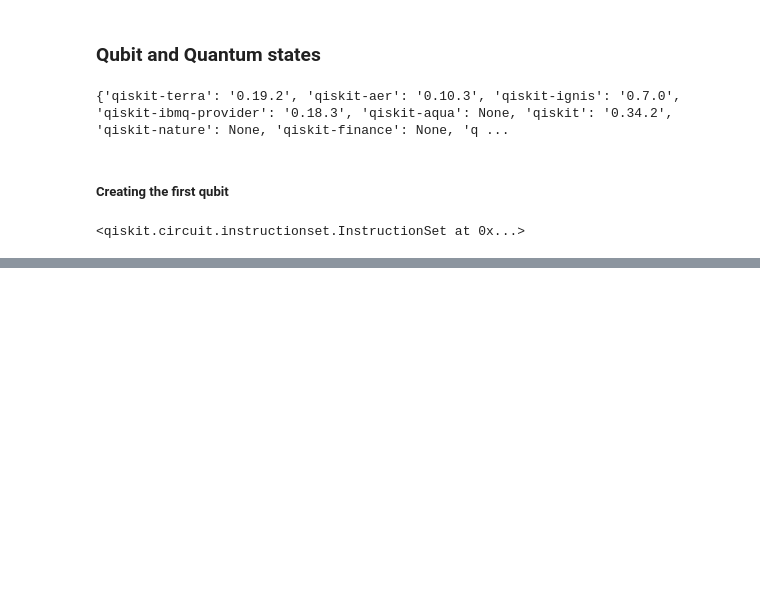
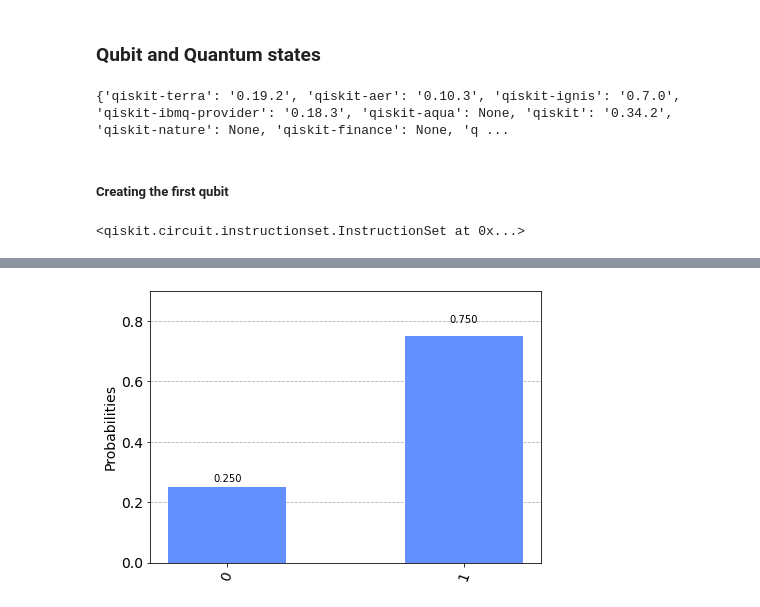
Before and after one commit to leonardocfor/quantum, a Jupyter notebook: notebooks/titanic.ipynb, the cells around one changed output, grey strips where cells are left out. Saved outputs shown, nothing was run; the diff lists cells and outputs as text; code cells hidden in the pictures; blank space fills up the shorter version.

```diff
--- a/notebooks/titanic.ipynb
+++ b/notebooks/titanic.ipynb
@@ -471,0 +525,13 @@ qc.initialize(initial_state,0)
+# %%
+from qiskit import QuantumCircuit, execute, Aer
+from qiskit.visualization import plot_histogram
+from math import sqrt
+qc = QuantumCircuit(1)
+initial_state = [1/2, sqrt(3)/2] # Here, we insert the state -> This considers a 25% chance of resulting in 0 and 75% of resulting in 1
+qc.initialize(initial_state, 0)
+backend = Aer.get_backend('statevector_simulator')
+result = execute(qc,backend).result()
+counts = result.get_counts()
+plot_histogram(counts)
+# %% [output]
+[figure, added]
```
Also changed, not shown: parts of 14 cells of this notebook, 2 other files.
